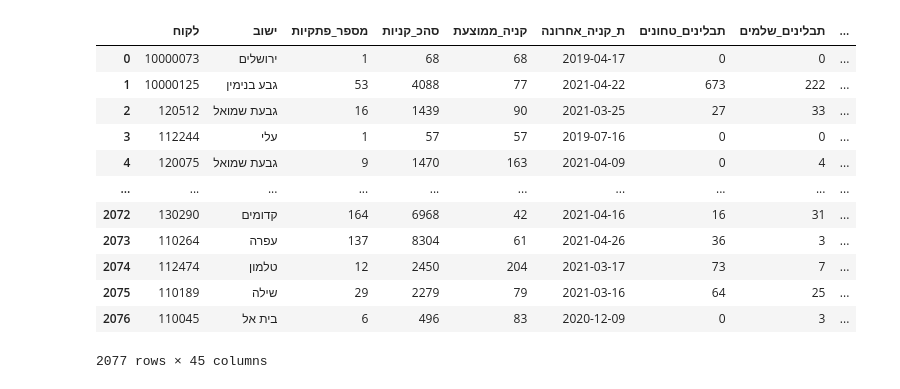
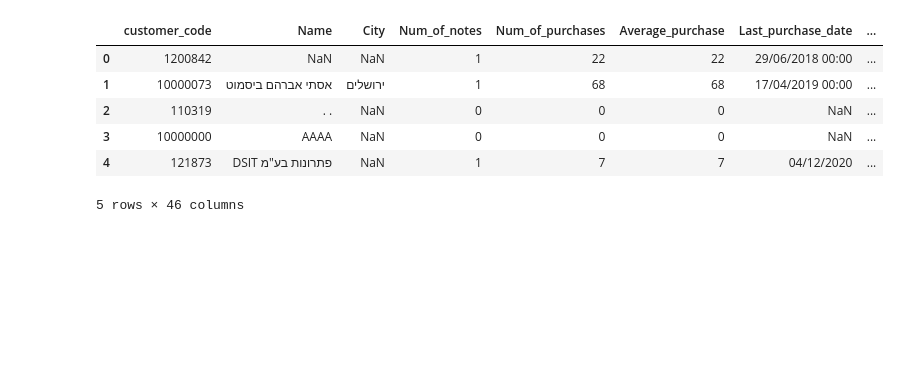
Before and after one commit to tamarsheinbach/AL_hamishkal, a Jupyter notebook: al_hamishkal.ipynb, the cells around one changed output. Saved outputs shown, nothing was run; the diff lists cells and outputs as text; code cells hidden in the pictures; blank space fills up the shorter version.

```diff
--- a/al_hamishkal.ipynb
+++ b/al_hamishkal.ipynb
@@ -4,40 +4,13 @@ import numpy as np
 import matplotlib.pyplot as plt
 import seaborn as sns
 # %%
-mishkal_df = pd.read_csv('https://raw.githubusercontent.com/tamarsheinbach/AL_hamishkal/main/Al_Hamishkal_Data.csv')
-# mishkal_df
+mishkal_df = pd.read_csv('https://raw.githubusercontent.com/tamarsheinbach/AL_hamishkal/main/Al_hamishkal_OR.csv')
+mishkal_df.head()
+# %% [output]
+|  | customer_code | Name | City | Num_of_notes | Num_of_purchases | Average_purchase | Last_purchase_date | ... |
+| 0 | 1200842 | NaN | NaN | 1 | 22 | 22 | 29/06/2018 00:00 | ... |
+| 1 | 10000073 | אסתי אברהם ביסמוט | ירושלים | 1 | 68 | 68 | 17/04/2019 00:00 | ... |
+| 2 | 110319 | . . | NaN | 0 | 0 | 0 | NaN | ... |
+| 3 | 10000000 | AAAA | NaN | 0 | 0 | 0 | NaN | ... |
+| 4 | 121873 | DSIT פתרונות בע"מ | NaN | 1 | 7 | 7 | 04/12/2020 | ... |
+5 rows × 46 columns
-# %%
-## להוריד עמודות
-mishkal_df.drop('שם_לקוח',axis='columns',inplace=True)
-# # mishkal_df
-
-## להוריד את כל השורות הריקות בעמודות המוזכרות
-mishkal_df = mishkal_df.dropna(subset=['ת_קניה_אחרונה', 'סהכ_קניות', 'ישוב'])
-# mishkal_df
-
-## לחלץ רק את התאריך בעמודת תאריך (להוריד את השעה)
-mishkal_df['ת_קניה_אחרונה'] = pd.to_datetime(mishkal_df['ת_קניה_אחרונה'])
-# mishkal_df
-
-## להגדיר תנאי שתאריך קניה אחרון הוא אחרי 1.1.2019 וספירת אינדקסים מ-0
-mishkal_df = mishkal_df[mishkal_df['ת_קניה_אחרונה']>'2019-01-01'].reset_index(drop=True)
-# mishkal_df
-
-## למלא את כל הערכים החסרים ב-0, בכל המחלקות
-#pd.isnull(mishkal_df).sum()
-mishkal_df.fillna('0',inplace = True)
-mishkal_df
-# %% [output]
-|  | לקוח | ישוב | מספר_פתקיות | סהכ_קניות | קניה_ממוצעת | ת_קניה_אחרונה | תבלינים_טחונים | תבלינים_שלמים | ... |
-| 0 | 10000073 | ירושלים | 1 | 68 | 68 | 2019-04-17 | 0 | 0 | ... |
-| 1 | 10000125 | גבע בנימין | 53 | 4088 | 77 | 2021-04-22 | 673 | 222 | ... |
-| 2 | 120512 | גבעת שמואל | 16 | 1439 | 90 | 2021-03-25 | 27 | 33 | ... |
-| 3 | 112244 | עלי | 1 | 57 | 57 | 2019-07-16 | 0 | 0 | ... |
-| 4 | 120075 | גבעת שמואל | 9 | 1470 | 163 | 2021-04-09 | 0 | 4 | ... |
-| ... | ... | ... | ... | ... | ... | ... | ... | ... | ... |
-| 2072 | 130290 | קדומים | 164 | 6968 | 42 | 2021-04-16 | 16 | 31 | ... |
-| 2073 | 110264 | עפרה | 137 | 8304 | 61 | 2021-04-26 | 36 | 3 | ... |
-| 2074 | 112474 | טלמון | 12 | 2450 | 204 | 2021-03-17 | 73 | 7 | ... |
-| 2075 | 110189 | שילה | 29 | 2279 | 79 | 2021-03-16 | 64 | 25 | ... |
-| 2076 | 110045 | בית אל | 6 | 496 | 83 | 2020-12-09 | 0 | 3 | ... |
-2077 rows × 45 columns
```
Also changed, not shown: parts of 20 cells of this notebook.
